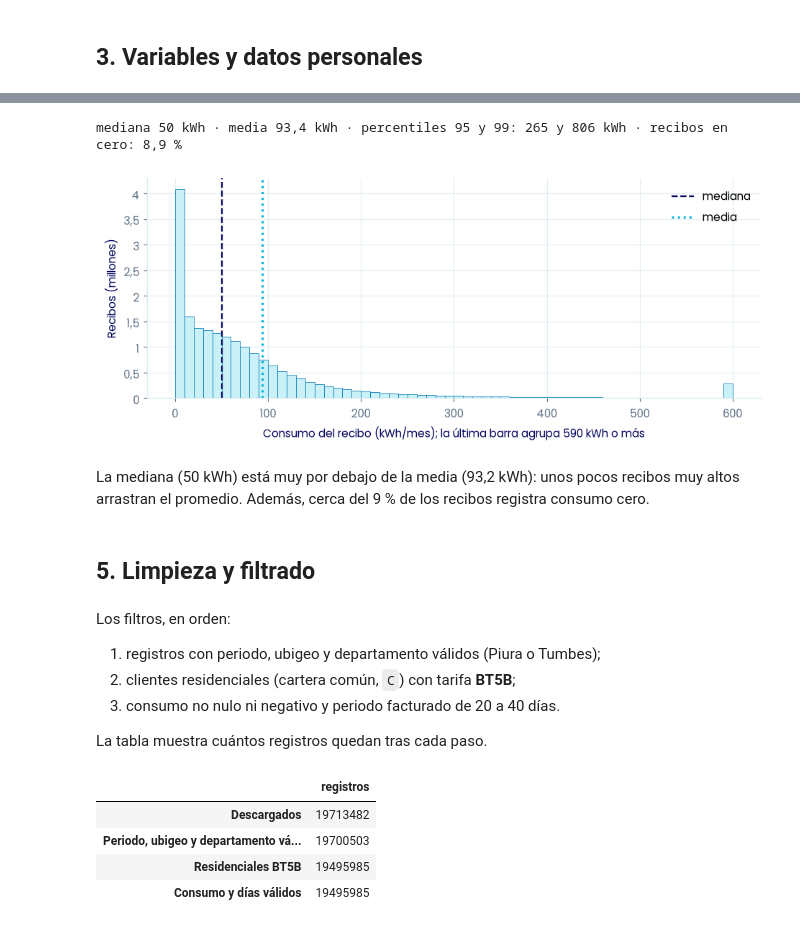
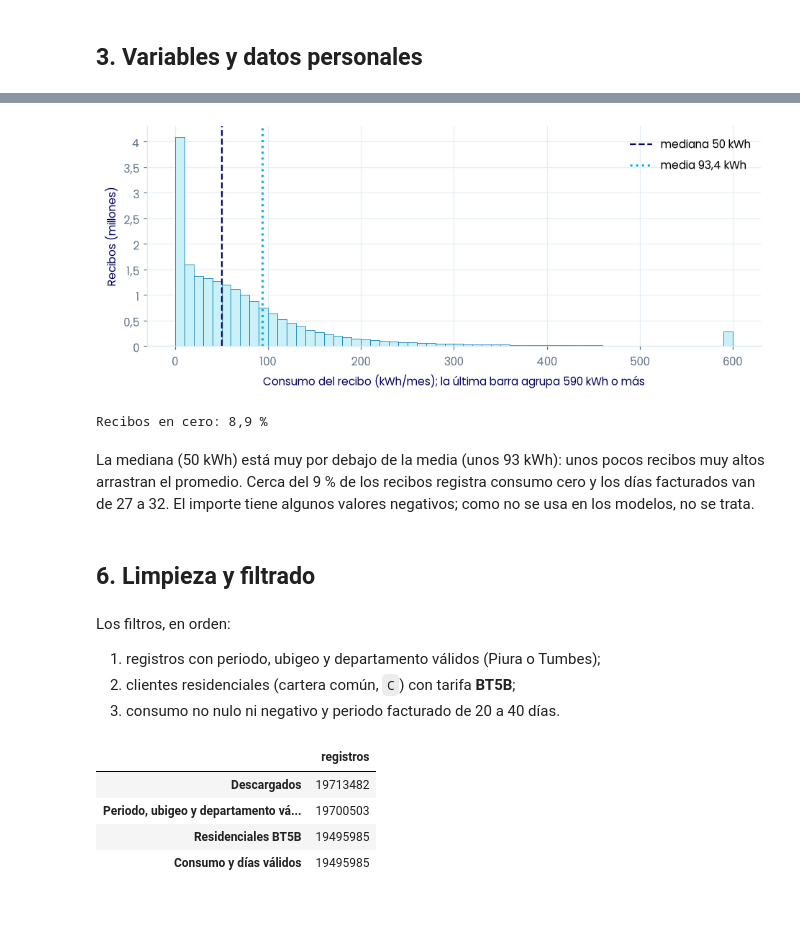
Before and after one commit to engiegarcia/machine-learning-backend, a Jupyter notebook: notebooks/01_datos_y_preprocesamiento.ipynb, the cells around one changed output, grey strips where cells are left out. Drawn from its saved outputs; the diff is of its cells as text; code cells hidden in the pictures.

Commit message:
docs(notebooks): add data quality audit and target choice analysis to the preprocessing notebook

```diff
--- a/notebooks/01_datos_y_preprocesamiento.ipynb
+++ b/notebooks/01_datos_y_preprocesamiento.ipynb
@@ -114,0 +189,10 @@ Se describe el consumo de un recibo residencial con tarifa BT5B (los hogares). S
+# %%
+hog = df[(df["CARTERA"] == "C") & (df["TARIFA"] == "BT5B")]
+dias_hog = (
+    pd.to_datetime(hog["FECHA_CONSUMO_HASTA"], format="%Y%m%d", errors="coerce")
+    - pd.to_datetime(hog["FECHA_CONSUMO_DESDE"], format="%Y%m%d", errors="coerce")
+).dt.days
+desc = pd.DataFrame(
+    {"consumo (kWh)": hog["CONSUMO"], "importe (S/)": hog["IMPORTE"], "días facturados": dias_hog}
+)
+desc.describe(percentiles=[0.25, 0.5, 0.75, 0.95, 0.99]).T.round(2)
@@ -115,46 +204,40 @@ Se describe el consumo de un recibo residencial con tarifa BT5B (los hogares). S
 # %%
-res = df[(df["CARTERA"] == "C") & (df["TARIFA"] == "BT5B")]["CONSUMO"].dropna()
-print(
-    f"mediana {coma(res.median())} kWh · media {coma(res.mean(), 1)} kWh · "
-    f"percentiles 95 y 99: {coma(res.quantile(0.95))} y {coma(res.quantile(0.99))} kWh · "
-    f"recibos en cero: {coma((res == 0).mean() * 100, 1)} %"
-)
+res = hog["CONSUMO"].dropna()
 fig, ax = plt.subplots()
 ax.hist(
     res.clip(upper=600),
     bins=60,
     range=(0, 600),
     color=ICE,
     edgecolor=BLUE,
     lw=0.5,
     weights=np.full(len(res), 1e-6),
 )
-ax.axvline(res.median(), color=NAVY, ls="--", label="mediana")
-ax.axvline(res.mean(), color=CYAN, ls=":", lw=2, label="media")
+ax.axvline(res.median(), color=NAVY, ls="--", label=f"mediana {coma(res.median())} kWh")
+ax.axvline(res.mean(), color=CYAN, ls=":", lw=2, label=f"media {coma(res.mean(), 1)} kWh")
 ax.set(
     xlabel="Consumo del recibo (kWh/mes); la última barra agrupa 590 kWh o más",
     ylabel="Recibos (millones)",
 )
 ax.yaxis.set_major_formatter(EJE_COMA)
 ax.legend()
 plt.show()
+print(f"Recibos en cero: {coma((res == 0).mean() * 100, 1)} %")
 # %% [output]
+[figure, new version]
-mediana 50 kWh · media 93,4 kWh · percentiles 95 y 99: 265 y 806 kWh · recibos en cero: 8,9 %
+Recibos en cero: 8,9 %
-[figure, old version]
 # %% [markdown]
-La mediana (50 kWh) está muy por debajo de la media (93,2 kWh): unos pocos recibos muy altos arrastran el promedio. Además, cerca del 9 % de los recibos registra consumo cero.
+La mediana (50 kWh) está muy por debajo de la media (unos 93 kWh): unos pocos recibos muy altos arrastran el promedio. Cerca del 9 % de los recibos registra consumo cero y los días facturados van de 27 a 32. El importe tiene algunos valores negativos; como no se usa en los modelos, no se trata.
 # %% [markdown]
 <a id="limpieza-y-filtrado"></a>
 
-## 5. Limpieza y filtrado
+## 6. Limpieza y filtrado
 # %% [markdown]
 Los filtros, en orden:
 
 1. registros con periodo, ubigeo y departamento válidos (Piura o Tumbes);
 2. clientes residenciales (cartera común, `C`) con tarifa **BT5B**;
 3. consumo no nulo ni negativo y periodo facturado de 20 a 40 días.
-
-La tabla muestra cuántos registros quedan tras cada paso.
 # %%
 ok = (
     df["PERIODO"].str.fullmatch(r"202[4-6](0[1-9]|1[0-2])", na=False)
```
Also changed, not shown: parts of 34 cells of this notebook.
